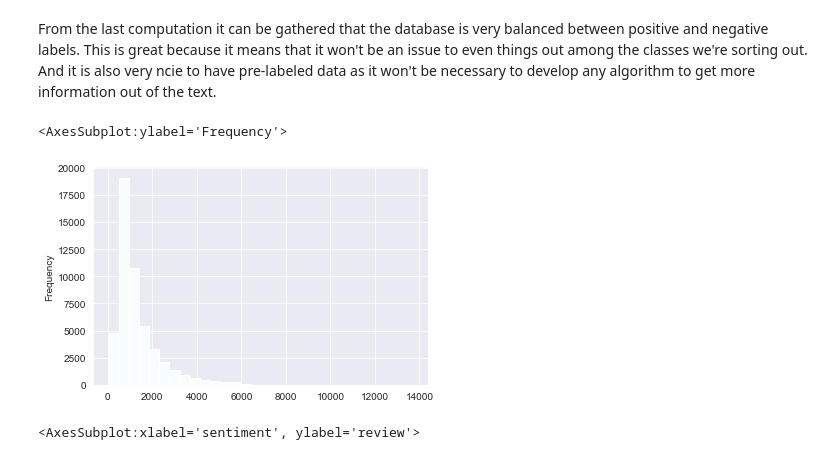
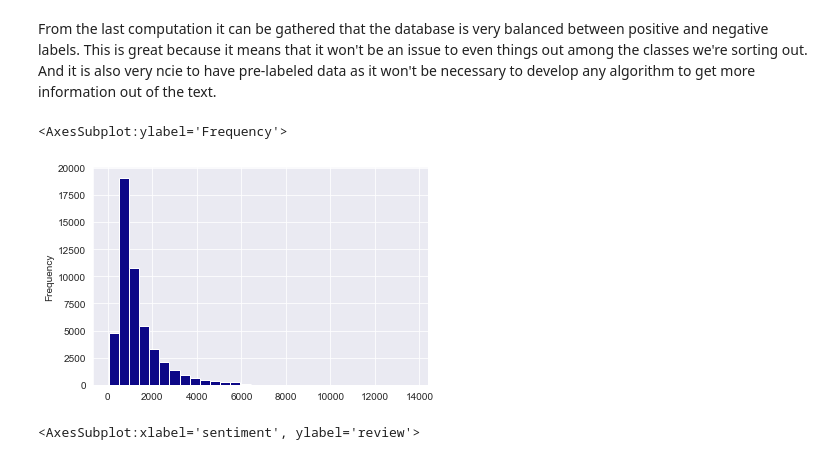
Before and after one commit to javierjevf/imdbNLP, a Jupyter notebook: languaje_analysis.ipynb, the cells around one changed output. Saved outputs shown, nothing was run; the diff lists cells and outputs as text; code cells hidden in the pictures.

Commit message:
Modified a graph color

```diff
--- a/languaje_analysis.ipynb
+++ b/languaje_analysis.ipynb
@@ -85,10 +85,10 @@ Name: sentiment, dtype: int64
 From the last computation it can be gathered that the database is very balanced between positive and negative labels. This is great because it means that it won't be an issue to even things out among the classes we're sorting out. And it is also very ncie to have pre-labeled data as it won't be necessary to develop any algorithm to get more information out of the text.
 # %%
 movies["length"]  = movies.review.apply(len)
-movies.length.plot(bins=30,kind="hist",colormap="BuGn")
+movies.length.plot(bins=30,kind="hist",colormap="plasma")
 # %% [output]
 <AxesSubplot:ylabel='Frequency'>
-[figure, old version]
+[figure, new version]
 # %%
 sns.boxplot(data=movies,x="sentiment",y=movies.review.apply(len),palette="viridis")
 # %% [output]
```
